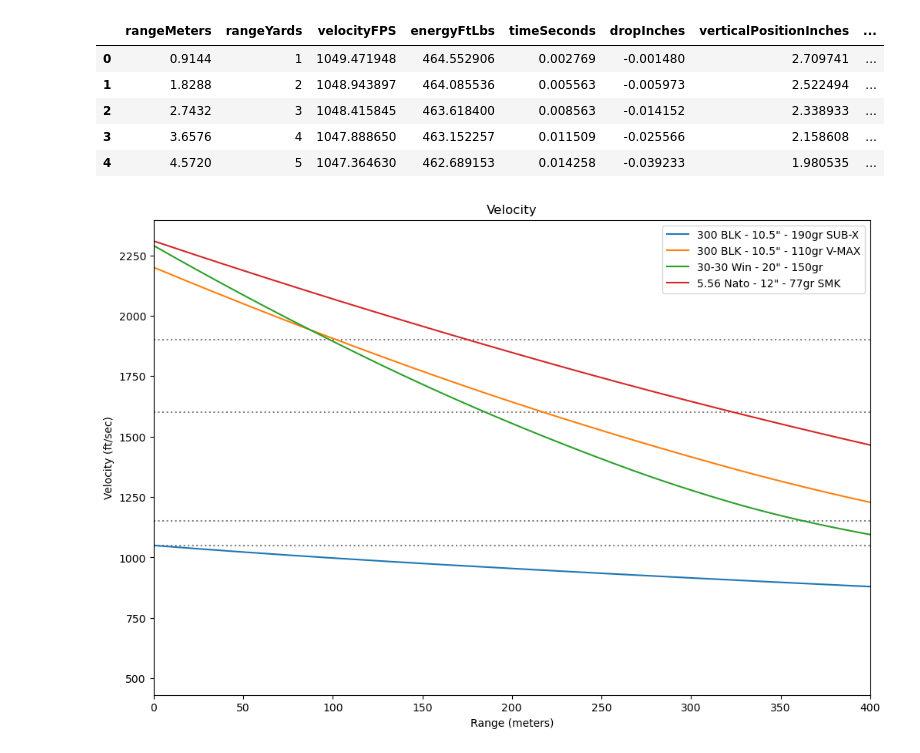
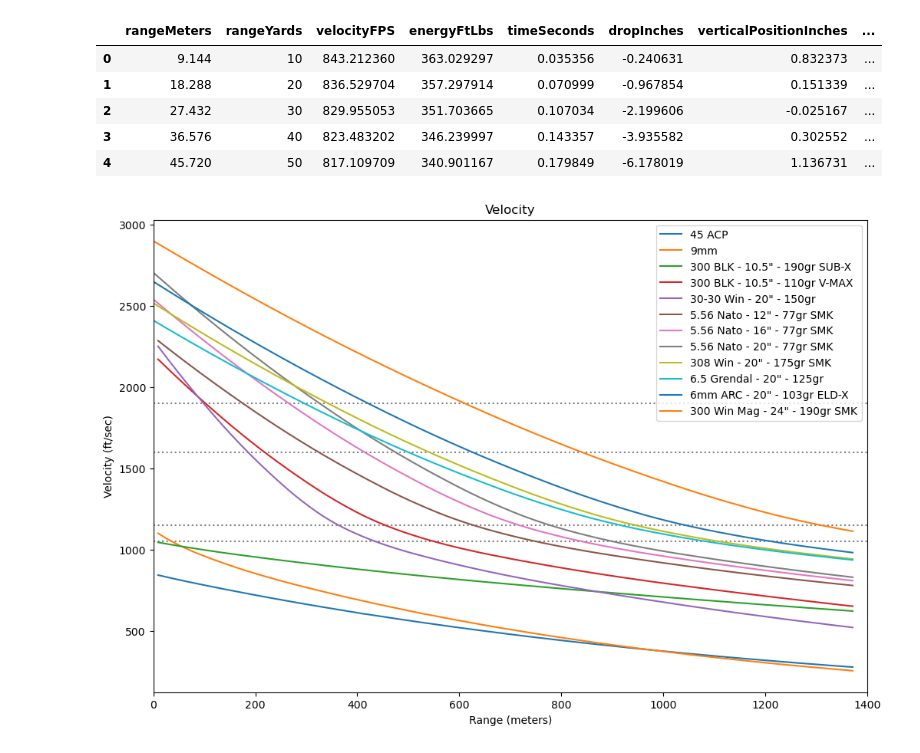
Before and after one commit to PaulGilchrist/ballistics-chart, a Jupyter notebook: report.ipynb, the cells around one changed output. Saved outputs shown, nothing was run; the diff lists cells and outputs as text; code cells hidden in the pictures.

Commit message:
Data updates

```diff
--- a/report.ipynb
+++ b/report.ipynb
@@ -11,17 +12,19 @@ def add_chart(fileName, diaplayName):
     df = pd.read_csv(f'{path}{fileName}')
     df.name = diaplayName
     df_array.append(df)
-type = 'short' # short, long, or both
+type = 'both' # short, long, or both
 if(type == 'short' or type == 'both'):
     max_range = 400
+    add_chart('Range Chart - Firearm (Other) - Round (45 ACP).csv', '45 ACP')
+    add_chart('Range Chart - Firearm (Other) - Round (9mm).csv', '9mm')
     add_chart('Range Chart - Firearm (AR15 - 300 BLK - 10.5") - Round (190 SUB-X, 11.6 Accurate 1680).csv', '300 BLK - 10.5" - 190gr SUB-X')
     add_chart('Range Chart - Firearm (AR15 - 300 BLK - 10.5") - Round (110 V-Max).csv', '300 BLK - 10.5" - 110gr V-MAX')
     add_chart('Range Chart - Firearm (Other) - Round (30-30).csv', '30-30 Win - 20" - 150gr')
-    add_chart('Range Chart - Firearm (AR15 - 5.56 - 12") - Round (77 SMK, 24.5 Target).csv', '5.56 Nato - 12" - 77gr SMK')
+    add_chart('Range Chart - Firearm (AR15 - 5.56 - 12") - Round (77 SMK, 24.5 Varget).csv', '5.56 Nato - 12" - 77gr SMK')
 if(type == 'long' or type == 'both'):
     max_range = 1400
-    add_chart('Range Chart - Firearm (AR15 - 5.56 - 16") - Round (77 SMK, Varget 24.5).csv', '5.56 Nato - 16" - 77gr SMK')
-    add_chart('Range Chart - Firearm (AR15 - 5.56 - 20") - Round (77 SMK, Varget 24.5).csv', '5.56 Nato - 20" - 77gr SMK')
+    add_chart('Range Chart - Firearm (AR15 - 5.56 - 16") - Round (77 SMK, 24.5 Varget).csv', '5.56 Nato - 16" - 77gr SMK')
+    add_chart('Range Chart - Firearm (AR15 - 5.56 - 20") - Round (77 SMK, 24.5 Varget).csv', '5.56 Nato - 20" - 77gr SMK')
     add_chart('Range Chart - Firearm (AR10 OBR - 308 - 20") - Round (175 SMK, 43.5 Varget).csv', '308 Win - 20" - 175gr SMK')
     add_chart('Range Chart - Firearm (Other) - Round (6.5 Grendal).csv', '6.5 Grendal - 20" - 125gr')
     add_chart('Range Chart - Firearm (Other) - Round (6mm ARC ELD-X).csv', '6mm ARC - 20" - 103gr ELD-X')
@@ -29,29 +32,26 @@ if(type == 'long' or type == 'both'):
 df_array[0].head()
 # %% [output]
 |  | rangeMeters | rangeYards | velocityFPS | energyFtLbs | timeSeconds | dropInches | verticalPositionInches | ... |
-| 0 | 0.9144 | 1 | 1049.471948 | 464.552906 | 0.002769 | -0.001480 | 2.709741 | ... |
-| 1 | 1.8288 | 2 | 1048.943897 | 464.085536 | 0.005563 | -0.005973 | 2.522494 | ... |
-| 2 | 2.7432 | 3 | 1048.415845 | 463.618400 | 0.008563 | -0.014152 | 2.338933 | ... |
-| 3 | 3.6576 | 4 | 1047.888650 | 463.152257 | 0.011509 | -0.025566 | 2.158608 | ... |
-| 4 | 4.5720 | 5 | 1047.364630 | 462.689153 | 0.014258 | -0.039233 | 1.980535 | ... |
+| 0 | 9.144 | 10 | 843.212360 | 363.029297 | 0.035356 | -0.240631 | 0.832373 | ... |
+| 1 | 18.288 | 20 | 836.529704 | 357.297914 | 0.070999 | -0.967854 | 0.151339 | ... |
+| 2 | 27.432 | 30 | 829.955053 | 351.703665 | 0.107034 | -2.199606 | -0.025167 | ... |
+| 3 | 36.576 | 40 | 823.483202 | 346.239997 | 0.143357 | -3.935582 | 0.302552 | ... |
+| 4 | 45.720 | 50 | 817.109709 | 340.901167 | 0.179849 | -6.178019 | 1.136731 | ... |
 # %%
 fig, ax = plt.subplots(figsize=(12, 8))
-columnName = 'velocityFPS'
 plt.axhline(y=1900, color='gray', linestyle=':') # Fragmentation velocity
 plt.axhline(y=1600, color='gray', linestyle=':') # Expansion velocity
 plt.axhline(y=1150, color='gray', linestyle=':') # Trans-Sonic
 plt.axhline(y=1050, color='gray', linestyle=':') # Sub-Sonic
 plt.title("Velocity")
 plt.xlabel("Range (meters)")
 plt.ylabel("Velocity (ft/sec)")
 for i, df in enumerate(df_array):
-    x_data = df['rangeMeters']
-    y_data = df[columnName]
-    ax.plot(x_data, y_data, label=df.name, color=f'C{i}')
+    ax.plot(df['rangeMeters'], df['velocityFPS'], label=df.name, color=f'C{i}')
 plt.xlim(left=0, right=max_range)
 plt.legend()
 plt.show()
 # %% [output]
-[figure, old version]
+[figure, new version]
 # %%
 fig, ax = plt.subplots(figsize=(12, 8))
```
Also changed, not shown: parts of 3 cells of this notebook, 9 other files.
